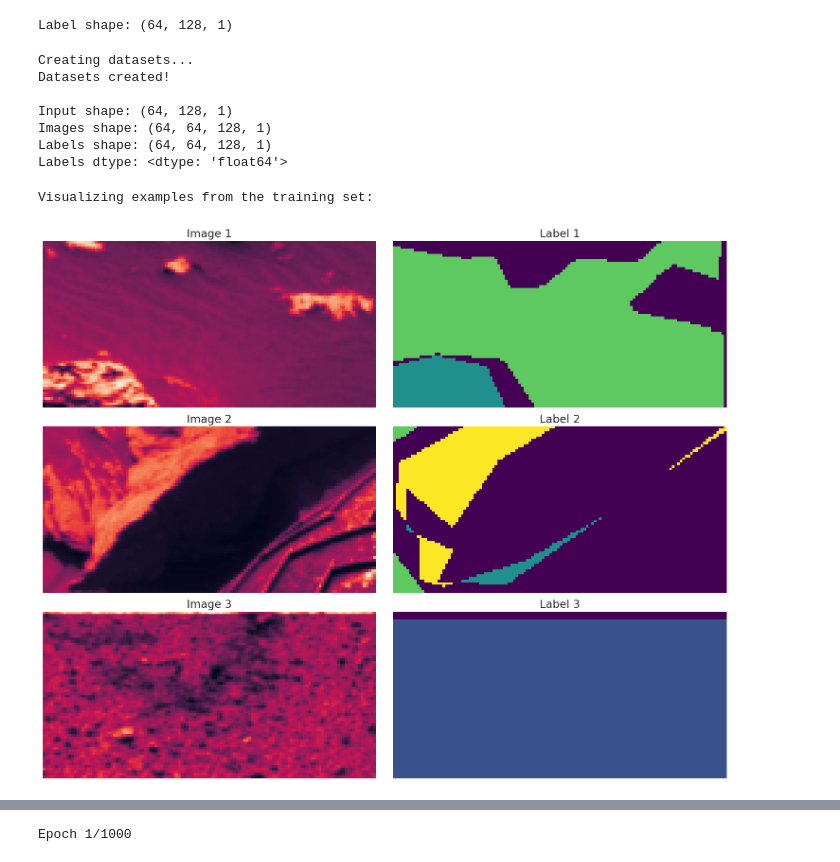
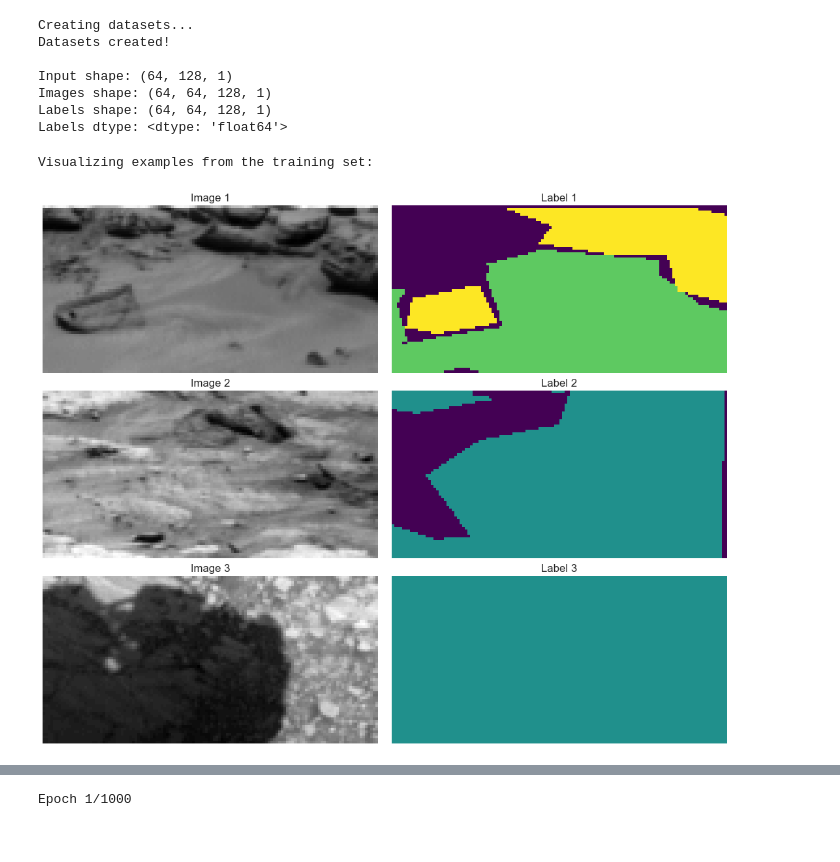
Before and after one commit to paolodc5/ANN_H2_semantic_segmentation, a Jupyter notebook: h2-01.ipynb, the cells around one changed output, grey strips where cells are left out. Cells and saved outputs as stored; diff of their text form; code cells hidden in the pictures.

```diff
--- a/h2-01.ipynb
+++ b/h2-01.ipynb
@@ -1,18 +1,11 @@
 # %%
-# This Python 3 environment comes with many helpful analytics libraries installed
-# It is defined by the kaggle/python Docker image: https://github.com/kaggle/docker-python
-# For example, here's several helpful packages to load
+import os
 
-import numpy as np # linear algebra
-import pandas as pd # data processing, CSV file I/O (e.g. pd.read_csv)
+RUNNING_IN_KAGGLE = 'KAGGLE_URL_BASE' in os.environ
 
-# Input data files are available in the read-only "../input/" directory
-# For example, running this (by clicking run or pressing Shift+Enter) will list all files under the input directory
-
-import os
-for dirname, _, filenames in os.walk('/kaggle/input'):
-    for filename in filenames:
-        print(os.path.join(dirname, filename))
-
-# You can write up to 20GB to the current directory (/kaggle/working/) that gets preserved as output when you create a version using "Save & Run All"
-# You can also write temporary files to /kaggle/temp/, but they won't be saved outside of the current session
+if RUNNING_IN_KAGGLE:
+    DATA_PATH = '/kaggle/input/your-dataset-name/'
+    MODEL_SAVE_PATH = '/kaggle/working/model.h5'
+else:
+    DATA_PATH = './data/'
+    MODEL_SAVE_PATH = './model.h5'
@@ -104,9 +99,9 @@ plt.rc('font', size=14)
 # %%
-data = np.load("/kaggle/input/mars-for-students/mars_for_students.npz")
+data = os.path.join(DATA_PATH, "mars_for_students_cleaned_fixed.npz")
+data = np.load(data)
 
-training_set = data["training_set"]
-X_train_val = training_set[:, 0]
-y_train_val = training_set[:, 1]
+X_train_val = data["training_img"]
+y_train_val = data["training_masks"]
 
 X_test = data["test_set"]
 
@@ -151,8 +148,4 @@ Input shape: (64, 128, 1)
 Number of classes: 5
-# %%
-print(f"Label shape: {y_train.shape[1:]}")
-# %% [output]
-Label shape: (64, 128, 1)
 # %%
 label_name = {0: "Background",
     1: "Soil",
@@ -272,35 +265,35 @@ def plot_sample_batch(dataset, num_samples=3):
     """
     plt.figure(figsize=(15, 4*num_samples))
 
     for images, labels in dataset.take(1):
         labels_np = labels.numpy()
         num_classes = len(np.unique(labels_np))
         colormap = create_segmentation_colormap(num_classes)
 
         for j in range(min(num_samples, len(images))):
             # Plot original image
             plt.subplot(num_samples, 2, j*2 + 1)
-            plt.imshow(images[j])
+            plt.imshow(images[j], cmap='gray')
             plt.title(f'Image {j+1}')
             plt.axis('off')
 
             # Plot colored label
             plt.subplot(num_samples, 2, j*2 + 2)
             colored_label = apply_colormap(labels_np[j], colormap)
             plt.imshow(colored_label)
             plt.title(f'Label {j+1}')
             plt.axis('off')
 
     plt.tight_layout()
     plt.show()
     plt.close()
 
 # Visualize examples from the training set
 print("Visualizing examples from the training set:")
 plot_sample_batch(train_dataset, num_samples=3)
 # %% [output]
 Visualizing examples from the training set:
-[figure, old version]
+[figure, new version]
 # %%
 def unet_block(input_tensor, filters, kernel_size=3, activation='relu', stack=2, name=''):
     # Initialise the input tensor
```
Also changed, not shown: parts of 9 cells of this notebook.
